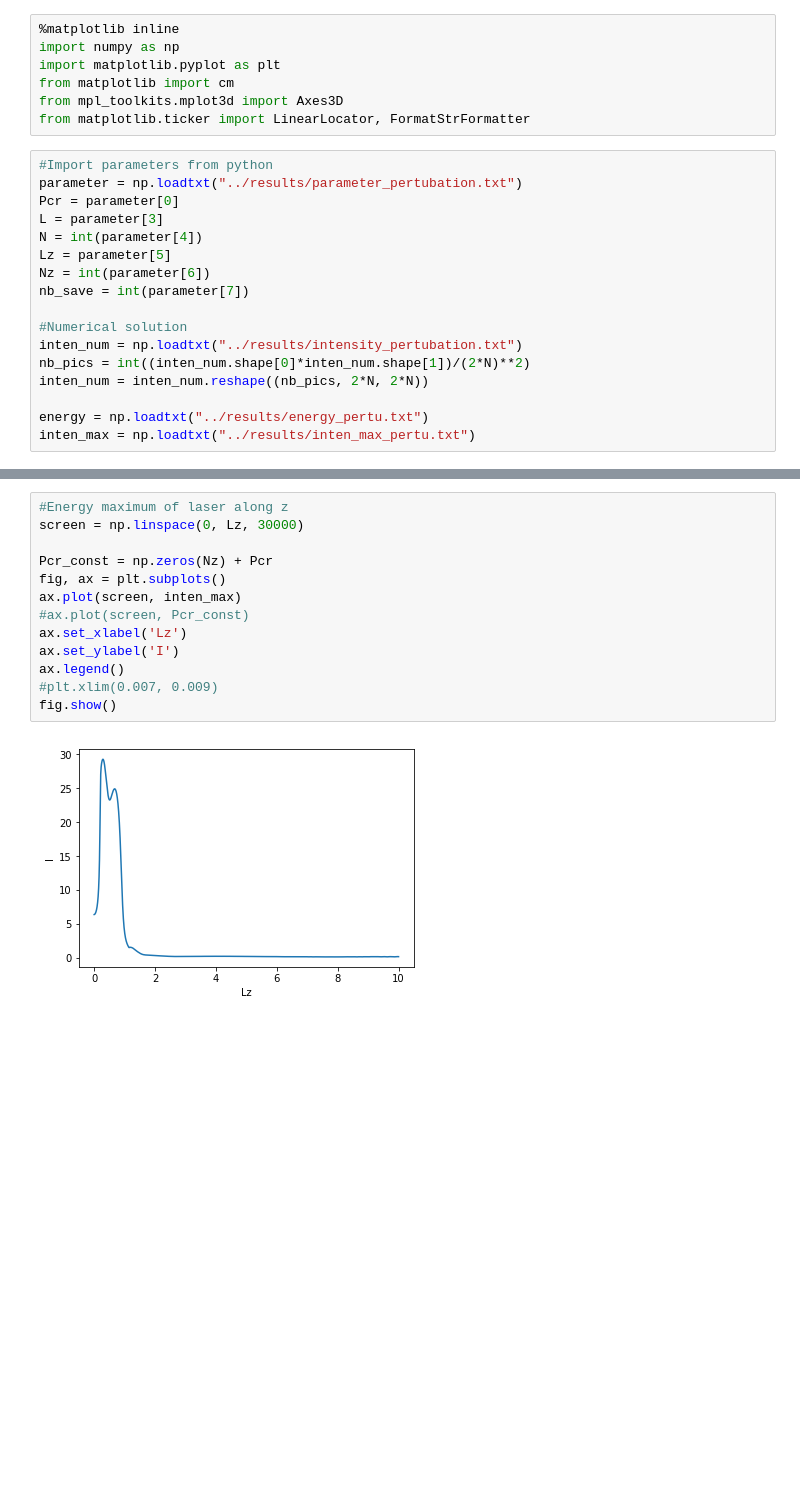
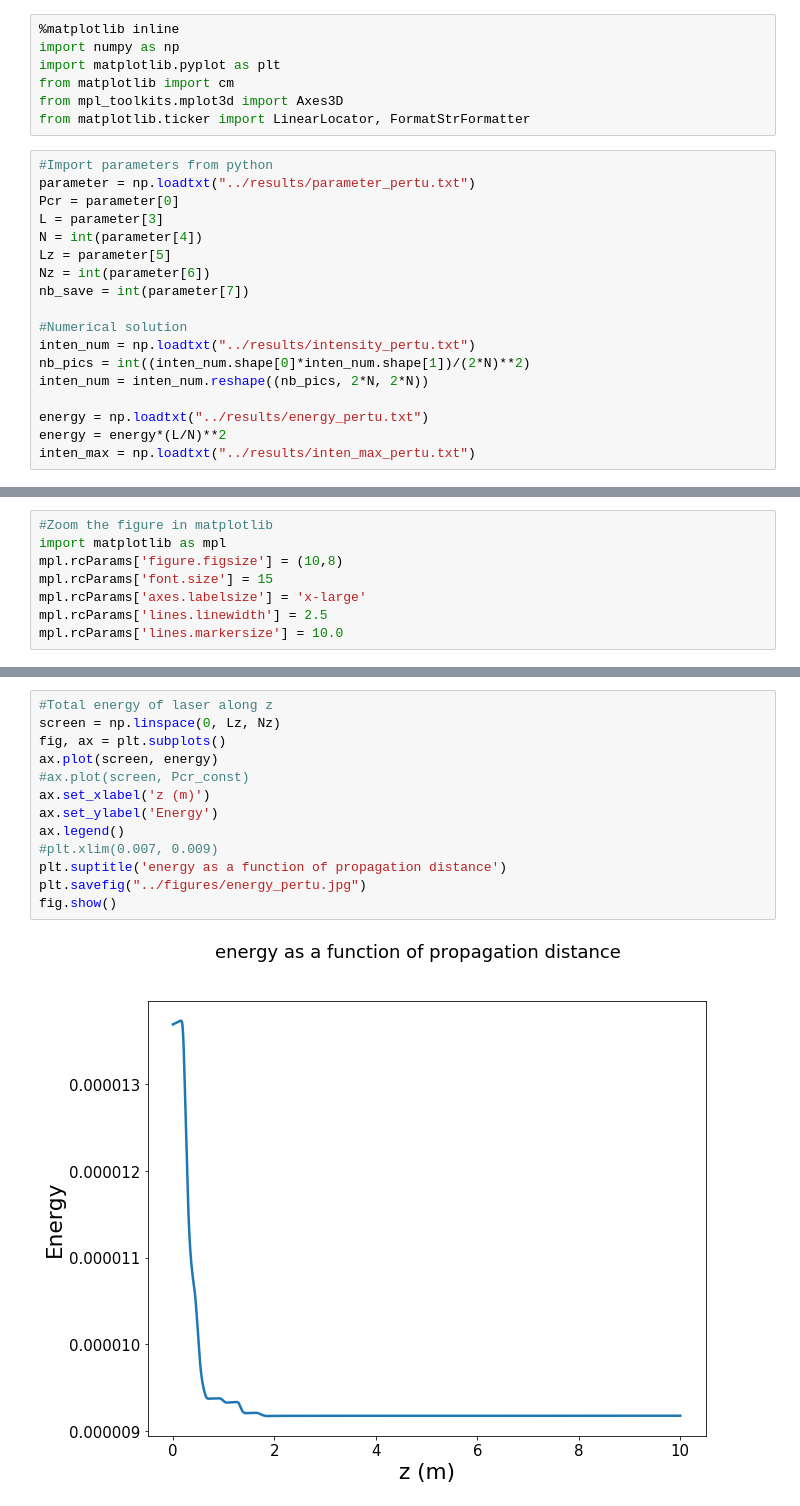
Before and after one commit to kimhong-chao/Project-PHY571, a Jupyter notebook: analysis/analyze_pertubation.ipynb, the cells around one changed output, grey strips where cells are left out. Drawn from its saved outputs; the diff is of its cells as text; blank space fills up the shorter version.

Commit message:
Adding final pertubation

```diff
--- a/analysis/analyze_pertubation.ipynb
+++ b/analysis/analyze_pertubation.ipynb
@@ -17,7 +17,7 @@ from mpl_toolkits.mplot3d import Axes3D
 from matplotlib.ticker import LinearLocator, FormatStrFormatter
 # %%
 #Import parameters from python
-parameter = np.loadtxt("../results/parameter_pertubation.txt")
+parameter = np.loadtxt("../results/parameter_pertu.txt")
 Pcr = parameter[0]
 L = parameter[3]
 N = int(parameter[4])
@@ -26,9 +26,10 @@ Nz = int(parameter[6])
 nb_save = int(parameter[7])
 
 #Numerical solution
-inten_num = np.loadtxt("../results/intensity_pertubation.txt")
+inten_num = np.loadtxt("../results/intensity_pertu.txt")
 nb_pics = int((inten_num.shape[0]*inten_num.shape[1])/(2*N)**2)
 inten_num = inten_num.reshape((nb_pics, 2*N, 2*N))
 
 energy = np.loadtxt("../results/energy_pertu.txt")
+energy = energy*(L/N)**2
 inten_max = np.loadtxt("../results/inten_max_pertu.txt")
@@ -38,0 +36,8 @@ print(L, N, Lz, Nz, nb_save)
+# %%
+#Zoom the figure in matplotlib
+import matplotlib as mpl
+mpl.rcParams['figure.figsize'] = (10,8)
+mpl.rcParams['font.size'] = 15
+mpl.rcParams['axes.labelsize'] = 'x-large'
+mpl.rcParams['lines.linewidth'] = 2.5
+mpl.rcParams['lines.markersize'] = 10.0
@@ -39,15 +59,15 @@ print(L, N, Lz, Nz, nb_save)
 # %%
-#Energy maximum of laser along z
-screen = np.linspace(0, Lz, 30000)
-
-Pcr_const = np.zeros(Nz) + Pcr
+#Total energy of laser along z
+screen = np.linspace(0, Lz, Nz)
 fig, ax = plt.subplots()
-ax.plot(screen, inten_max)
+ax.plot(screen, energy)
 #ax.plot(screen, Pcr_const)
-ax.set_xlabel('Lz')
-ax.set_ylabel('I')
+ax.set_xlabel('z (m)')
+ax.set_ylabel('Energy')
 ax.legend()
 #plt.xlim(0.007, 0.009)
+plt.suptitle('energy as a function of propagation distance')
+plt.savefig("../figures/energy_pertu.jpg")
 fig.show()
 # %% [output]
-[figure, old version]
+[figure, new version]
```
Also changed, not shown: parts of 9 cells of this notebook.
